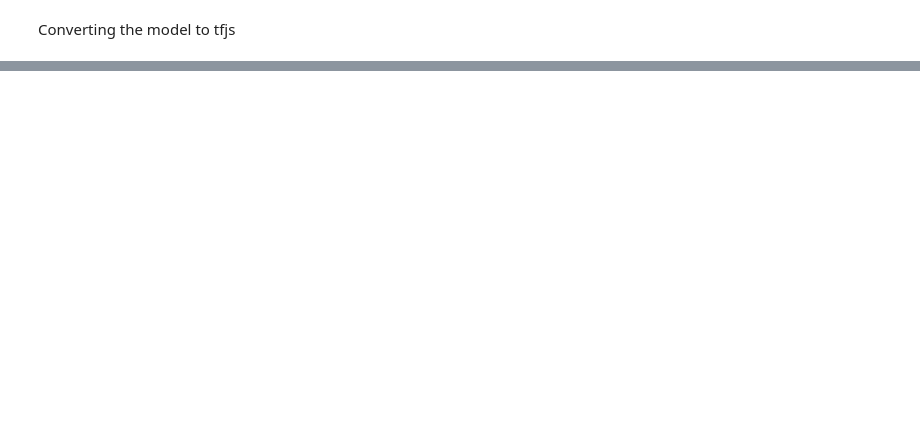
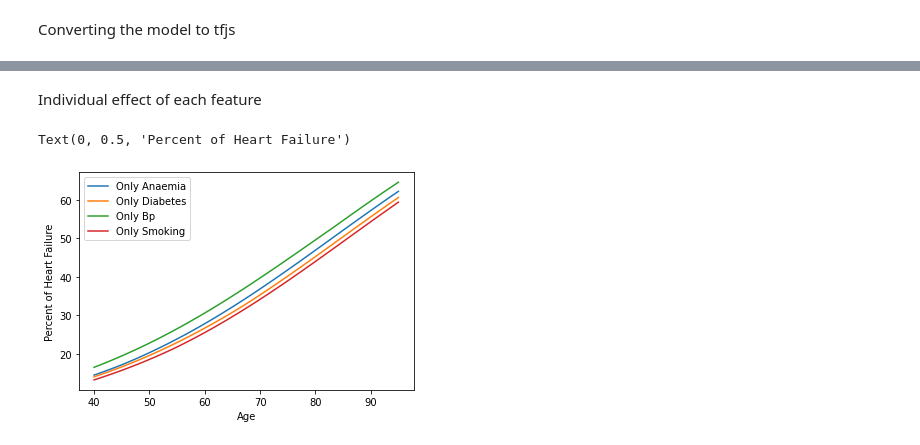
Before and after one commit to TanmayDaga/Ai, a Jupyter notebook: data/Untitled.ipynb, the cells around one changed output, grey strips where cells are left out. Saved outputs shown, nothing was run; the diff lists cells and outputs as text; code cells hidden in the pictures; blank space fills up the shorter version.

```diff
--- a/data/Untitled.ipynb
+++ b/data/Untitled.ipynb
@@ -88,0 +136,2 @@ tfjs.converters.save_keras_model(model,'models')
+# %% [markdown]
+Individual effect of each feature
@@ -88,0 +166,39 @@ tfjs.converters.save_keras_model(model,'models')
+# %%
+#Anaemia = 0
+#Diabetes = 0
+#High bp = 1
+#Smoking = 0
+#Gender = 1
+xAgeOnlyBp = []
+yPercentOnlyBp = []
+for i in range(40,96): # The data's max age is 95 whil minimum is 40
+  xAgeOnlyBp.append(i)
+  yPercentOnlyBp.append(model.predict([[i,0,0,1,1,0]])*100)
+
+yPercentOnlyBp = np.array(yPercentOnlyBp)
+yPercentOnlyBp = yPercentOnlyBp.ravel()
+# %%
+#Anaemia = 0
+#Diabetes = 0
+#High bp = 0
+#Smoking = 1
+#Gender = 1
+xAgeOnlySmoking = []
+yPercentOnlySmoking = []
+for i in range(40,96): # The data's max age is 95 whil minimum is 40
+  xAgeOnlySmoking.append(i)
+  yPercentOnlySmoking.append(model.predict([[i,0,0,0,1,1]])*100)
+
+yPercentOnlySmoking = np.array(yPercentOnlySmoking)
+yPercentOnlySmoking = yPercentOnlySmoking.ravel()
+# %%
+mp.pyplot.plot(xAgeOnlyAnaemia,yPercentOnlyAnaemia,label="Only Anaemia")
+mp.pyplot.plot(xAgeOnlyDiabetes,yPercentOnlyDiabetes,label="Only Diabetes")
+mp.pyplot.plot(xAgeOnlyBp,yPercentOnlyBp,label="Only Bp")
+mp.pyplot.plot(xAgeOnlySmoking,yPercentOnlySmoking,label="Only Smoking")
+mp.pyplot.legend()
+mp.pyplot.xlabel("Age")
+mp.pyplot.ylabel("Percent of Heart Failure")
+# %% [output]
+Text(0, 0.5, 'Percent of Heart Failure')
+[figure, added]
```
Also changed, not shown: parts of 11 cells of this notebook, 30 other files.
